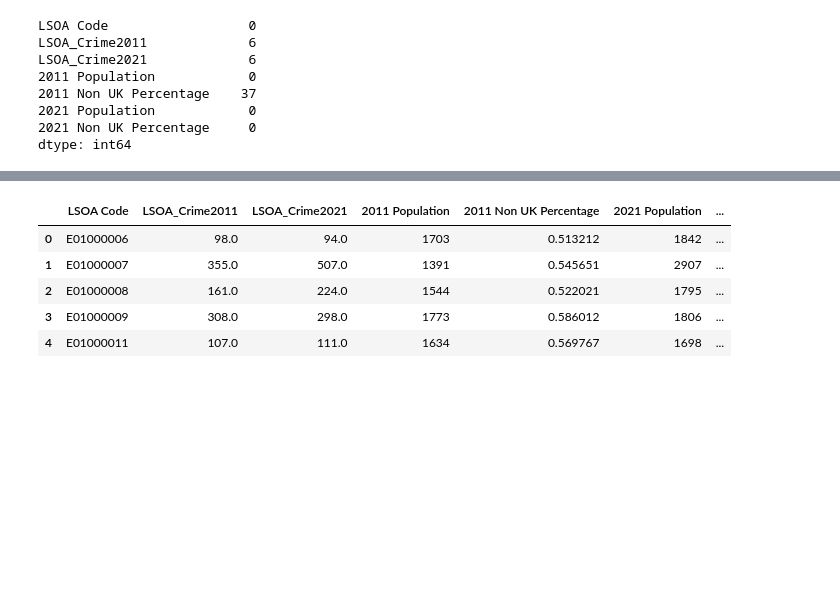
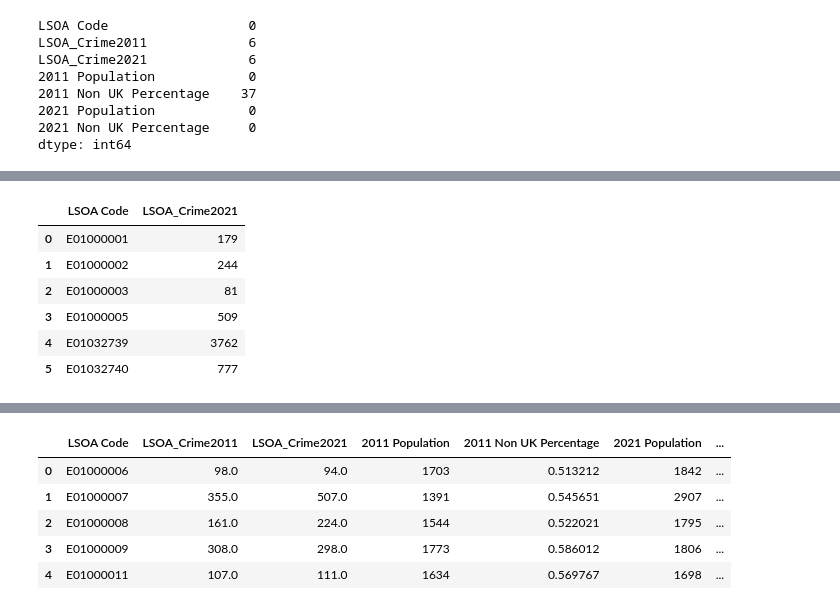
Before and after one commit to Saadsiddiqui100/Data-Analytics-Project, a Jupyter notebook: NCG613a_Project1.ipynb, the cells around one changed output, grey strips where cells are left out. Saved outputs shown, nothing was run; the diff lists cells and outputs as text; code cells hidden in the pictures; blank space fills up the shorter version.

```diff
--- a/NCG613a_Project1.ipynb
+++ b/NCG613a_Project1.ipynb
@@ -162,0 +174,16 @@ crime_final ['2021 Crime/1000 people'] = crime_final ['LSOA_Crime2021']/ (crime_
+# %%
+# Select rows of LSOA codes that have NaN values in the Final crime data
+
+na_lsoa = ['E01000001', 'E01000002', 'E01000003', 'E01000005', 'E01032739', 'E01032740']
+crime_col2021_filtered = crime_col2021[crime_col2021['LSOA code'].isin(na_lsoa) == True]
+crime_col2021_filtered = crime_col2021_filtered.groupby('LSOA code').size().reset_index(name = 'LSOA_Crime2021')
+crime_col2021_filtered.rename(columns={'LSOA code': 'LSOA Code'}, inplace=True)
+crime_col2021_filtered
+# %% [output]
+|  | LSOA Code | LSOA_Crime2021 |
+| 0 | E01000001 | 179 |
+| 1 | E01000002 | 244 |
+| 2 | E01000003 | 81 |
+| 3 | E01000005 | 509 |
+| 4 | E01032739 | 3762 |
+| 5 | E01032740 | 777 |
```
Also changed, not shown: parts of 4 cells of this notebook.
